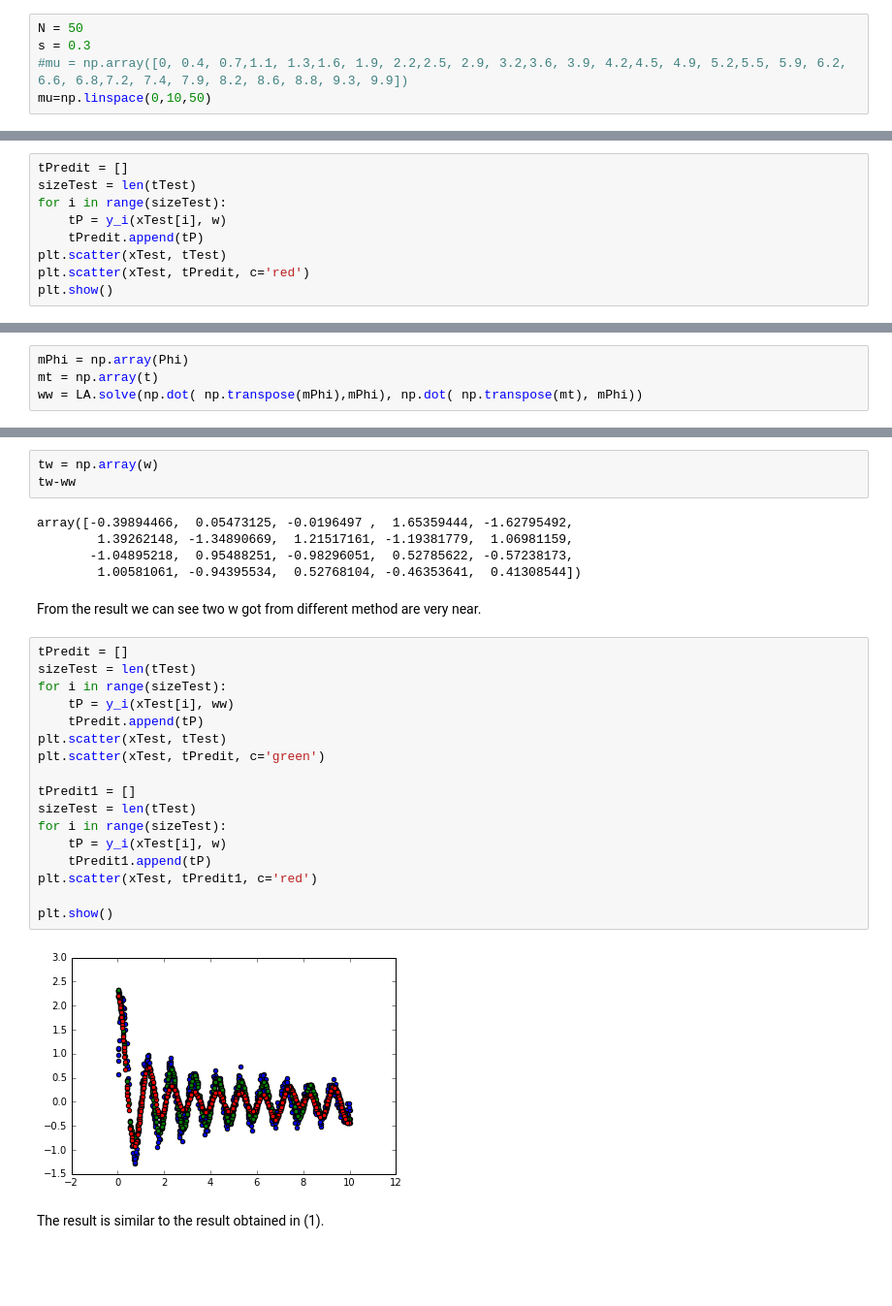
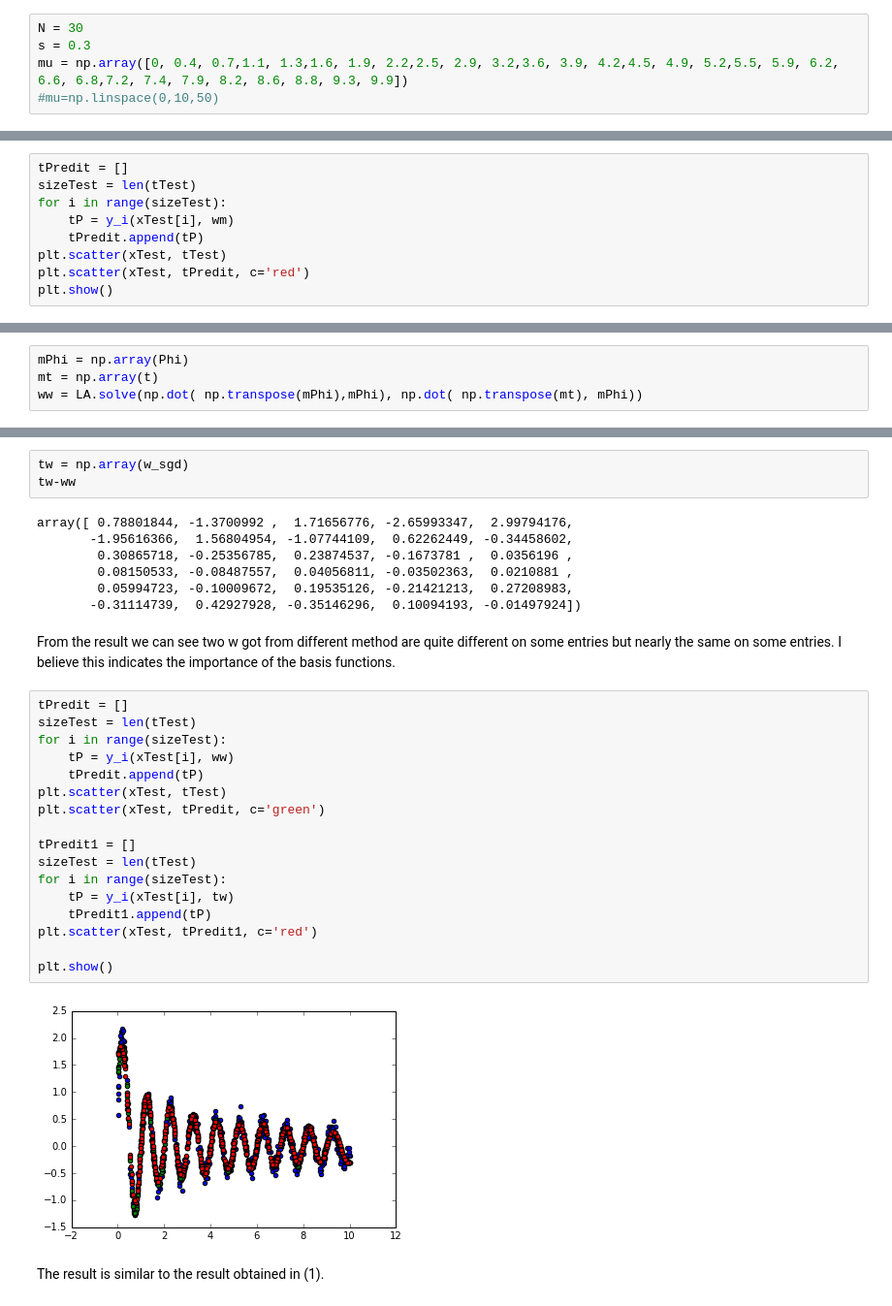
Before and after one commit to luym11/CS340, a Jupyter notebook: Homework1/HW1_Regression.ipynb, the cells around one changed output, grey strips where cells are left out. Shown: that part at 97% size. Drawn from its saved outputs; the diff is of its cells as text; blank space fills up the shorter version.

Commit message:
added NN method; re-run all GD methods and print the results

```diff
--- a/Homework1/HW1_Regression.ipynb
+++ b/Homework1/HW1_Regression.ipynb
@@ -40,10 +41,10 @@ plt.show()
 # %% [markdown]
 Thus we choose Gaussian basis functions. For $N = 10$, $s = \frac{1}{N}$ and $\mu_j \in \{0, \dots, 9\}$
 # %%
-N = 50
+N = 30
 s = 0.3
-#mu = np.array([0, 0.4, 0.7,1.1, 1.3,1.6, 1.9, 2.2,2.5, 2.9, 3.2,3.6, 3.9, 4.2,4.5, 4.9, 5.2,5.5, 5.9, 6.2, 6.6, 6.8,7.2, 7.4, 7.9, 8.2, 8.6, 8.8, 9.3, 9.9])
-mu=np.linspace(0,10,50)
+mu = np.array([0, 0.4, 0.7,1.1, 1.3,1.6, 1.9, 2.2,2.5, 2.9, 3.2,3.6, 3.9, 4.2,4.5, 4.9, 5.2,5.5, 5.9, 6.2, 6.6, 6.8,7.2, 7.4, 7.9, 8.2, 8.6, 8.8, 9.3, 9.9])
+#mu=np.linspace(0,10,50)
 # %% [markdown]
 Define basis function $\phi_j(x)$ for **scalar** x. Returns a scaler. For the case where x is a vector, $\mu_j$ is a vector as well. Here $(x-\mu_j)^2$ becomes 2-norm.
 # %%
@@ -226,0 +257,9 @@ KeyboardInterrupt:
+# %%
+tPredit = []
+sizeTest = len(tTest)
+for i in range(sizeTest):
+    tP = y_i(xTest[i], wm)
+    tPredit.append(tP)
+plt.scatter(xTest, tTest)
+plt.scatter(xTest, tPredit, c='red')
+plt.show()
@@ -319,9 +340,0 @@ array([ 0.99534351,  2.09848576, -2.80285788,  0.53702203,  1.69367595,
-# %%
-tPredit = []
-sizeTest = len(tTest)
-for i in range(sizeTest):
-    tP = y_i(xTest[i], w)
-    tPredit.append(tP)
-plt.scatter(xTest, tTest)
-plt.scatter(xTest, tPredit, c='red')
-plt.show()
@@ -348,32 +370,34 @@ array([ 2.39894466, -1.05473125,  1.0196497 , -1.65359444,  1.62795492,
 # %%
-tw = np.array(w)
+tw = np.array(w_sgd)
 tw-ww
 # %% [output]
-array([-0.39894466,  0.05473125, -0.0196497 ,  1.65359444, -1.62795492,
-        1.39262148, -1.34890669,  1.21517161, -1.19381779,  1.06981159,
-       -1.04895218,  0.95488251, -0.98296051,  0.52785622, -0.57238173,
-        1.00581061, -0.94395534,  0.52768104, -0.46353641,  0.41308544])
+array([ 0.78801844, -1.3700992 ,  1.71656776, -2.65993347,  2.99794176,
+       -1.95616366,  1.56804954, -1.07744109,  0.62262449, -0.34458602,
+        0.30865718, -0.25356785,  0.23874537, -0.1673781 ,  0.0356196 ,
+        0.08150533, -0.08487557,  0.04056811, -0.03502363,  0.0210881 ,
+        0.05994723, -0.10009672,  0.19535126, -0.21421213,  0.27208983,
+       -0.31114739,  0.42927928, -0.35146296,  0.10094193, -0.01497924])
 # %% [markdown]
-From the result we can see two w got from different method are very near.
+From the result we can see two w got from different method are quite different on some entries but nearly the same on some entries. I believe this indicates the importance of the basis functions.
 # %%
 tPredit = []
 sizeTest = len(tTest)
 for i in range(sizeTest):
     tP = y_i(xTest[i], ww)
     tPredit.append(tP)
 plt.scatter(xTest, tTest)
 plt.scatter(xTest, tPredit, c='green')
 
 tPredit1 = []
 sizeTest = len(tTest)
 for i in range(sizeTest):
-    tP = y_i(xTest[i], w)
+    tP = y_i(xTest[i], tw)
     tPredit1.append(tP)
 plt.scatter(xTest, tPredit1, c='red')
 
 plt.show()
 # %% [output]
-[figure, old version]
+[figure, new version]
 # %% [markdown]
 The result is similar to the result obtained in (1).
 # %% [markdown]
```
Also changed, not shown: parts of 27 cells of this notebook.
